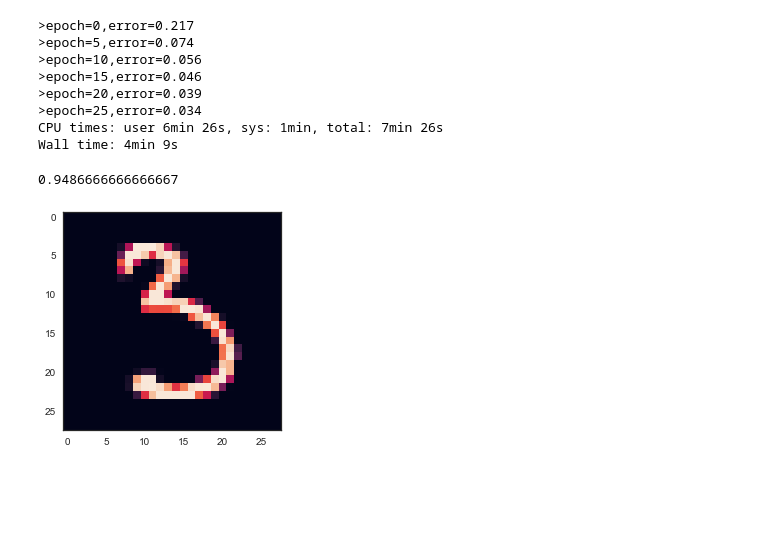
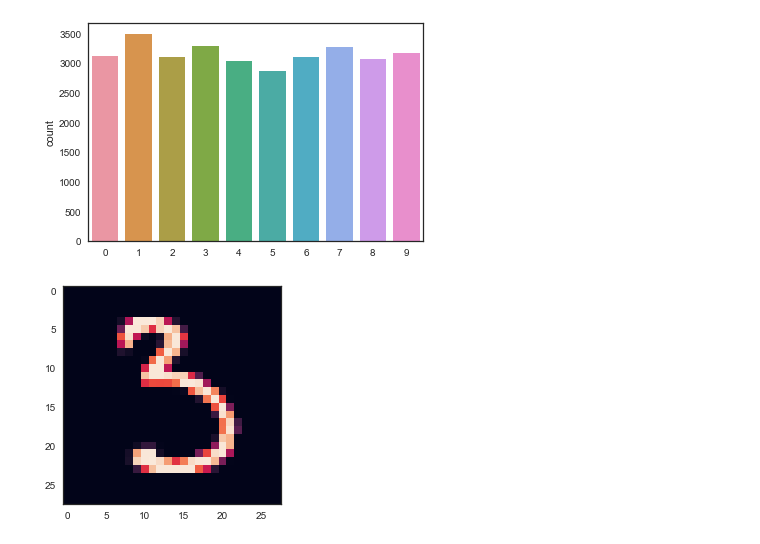
Before and after one commit to trexwithoutt/Artificial_Neural_Network_detecting_MNIST, a Jupyter notebook: ANN.ipynb, the cells around one changed output. Saved outputs shown, nothing was run; the diff lists cells and outputs as text; code cells hidden in the pictures; blank space fills up the shorter version.

```diff
--- a/ANN.ipynb
+++ b/ANN.ipynb
@@ -119,23 +22,7 @@ ann = ANN(1, [32])
-# %%
-%%time
-ALPHA = 0.1
-EPOCH = 30
-ann.fit(X_train, y_train, ALPHA, EPOCH)
-# %% [output]
->epoch=0,error=0.217
->epoch=5,error=0.074
->epoch=10,error=0.056
->epoch=15,error=0.046
->epoch=20,error=0.039
->epoch=25,error=0.034
-CPU times: user 6min 26s, sys: 1min, total: 7min 26s
-Wall time: 4min 9s
-# %%
-res = ann.predict(X_test).reshape(1,-1)
-y = y_test.reshape(1,-1)
-np.sum(res == y) / len(y_test)
-# %% [output]
-0.9486666666666667
+# %%
+g = sns.countplot(y_train)
+# %% [output]
+[figure, added]
 # %%
 # plot some number
 num = plt.imshow(X_train[1000,:].reshape(28,28))
```
Also changed, not shown: parts of 16 cells of this notebook.
